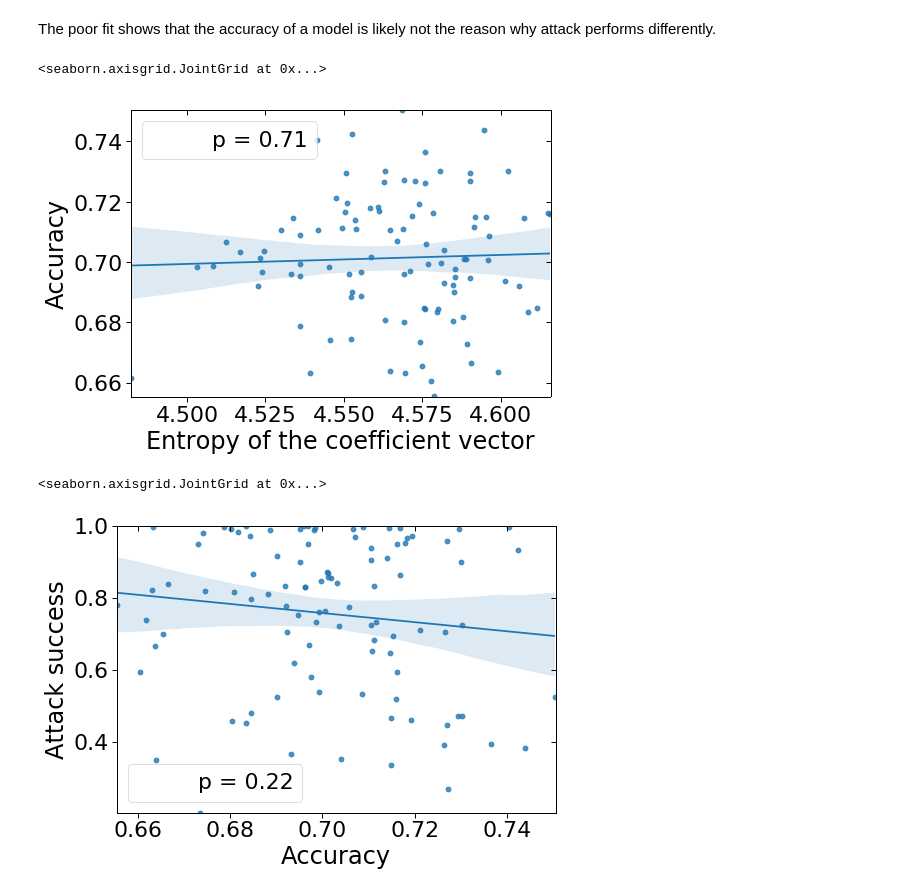
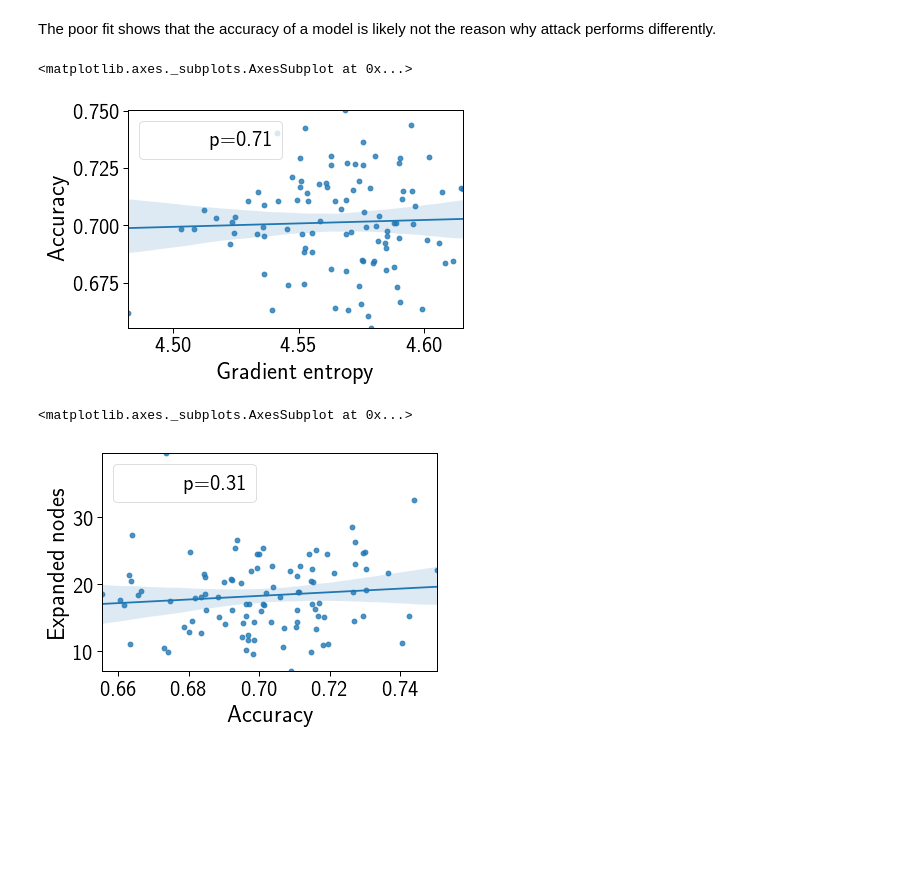
Before and after one commit to spring-epfl/trickster, a Jupyter notebook: notebooks/wfp_small_models_experiment.ipynb, the cells around one changed output. Saved outputs shown, nothing was run; the diff lists cells and outputs as text; code cells hidden in the pictures; blank space fills up the shorter version.

```diff
--- a/notebooks/wfp_small_models_experiment.ipynb
+++ b/notebooks/wfp_small_models_experiment.ipynb
@@ -17,8 +18,3 @@ from matplotlib import pyplot as plt
 from sklearn.feature_selection import f_regression
 
 from trickster.wfp_helper import load_data, extract
-# %%
-sns.set_context('paper', font_scale=2.5)
-
-matplotlib.rcParams['pdf.fonttype'] = 42
-matplotlib.rcParams['ps.fonttype'] = 42
@@ -69,0 +100,31 @@ ents = [entropy(coef - np.min(coef)) for coef in coefs]
+# %%
+def regplot(x, y, xlabel, ylabel, xlim=None, ylim=None):
+    if xlim is None:
+        xlim = min(x), max(x)
+    if ylim is None:
+        ylim = min(y), max(y)
+    g = sns.JointGrid(x, y, ratio=100, xlim=xlim, ylim=ylim)
+    g.plot_joint(sns.regplot)
+    g.annotate(f_test_p_value, stat='p')
+    g.set_axis_labels(xlabel, ylabel)
+    g.fig.set_figwidth(8)
+    g.fig.set_figheight(5)
+    return g
+
+def regplot(x, y, xlabel, ylabel, xlim=None, ylim=None):
+    fig, ax = plt.subplots()
+
+    if xlim is None:
+        xlim = min(x), max(x)
+    if ylim is None:
+        ylim = min(y), max(y)
+
+    g = sns.regplot(x, y, ax=ax)
+    ax.set_xlim(xlim)
+    ax.set_ylim(ylim)
+    ax.set_xlabel(xlabel)
+    ax.set_ylabel(ylabel)
+
+    dummy = mpatches.Patch(color=(1, 1, 1, 1), label='p=%1.2e' % f_test_p_value(x, y))
+    ax.legend(handles=[dummy])
+    return ax
@@ -116,16 +166,16 @@ perfs = [model.score(X_features, y) for model in models]
 # %% [markdown]
 The poor fit shows that the accuracy of a model is likely not the reason why attack performs differently.
 # %%
-regplot(ents, perfs,
-        xlabel='Entropy of the coefficient vector',
+regplot(factors, perfs,
+        xlabel=factors_label,
         ylabel='Accuracy')
 # %% [output]
-<seaborn.axisgrid.JointGrid at 0x...>
+<matplotlib.axes._subplots.AxesSubplot at 0x...>
-[figure, old version]
+[figure, new version]
 # %%
-regplot(perfs, success_rates,
+regplot(perfs, exp_counts,
         xlabel='Accuracy',
-        ylabel='Attack success')
+        ylabel='Expanded nodes')
 # %% [output]
-<seaborn.axisgrid.JointGrid at 0x...>
+<matplotlib.axes._subplots.AxesSubplot at 0x...>
-[figure, old version]
+[figure, new version]
```
Also changed, not shown: parts of 14 cells of this notebook.
